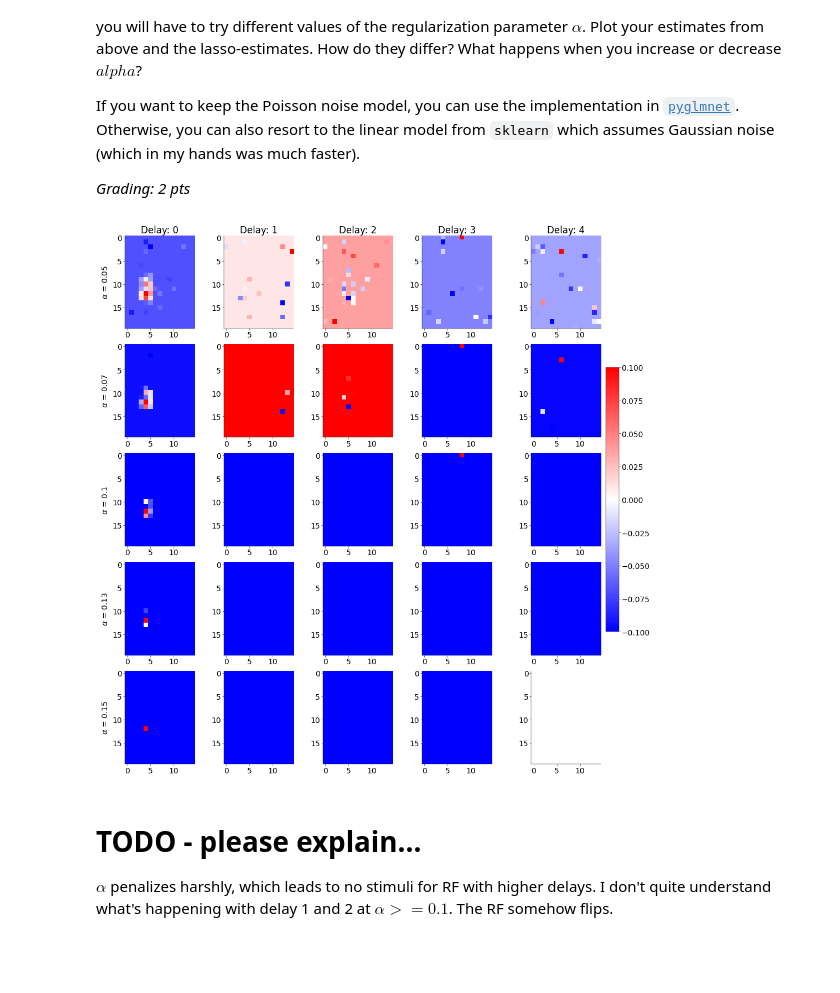
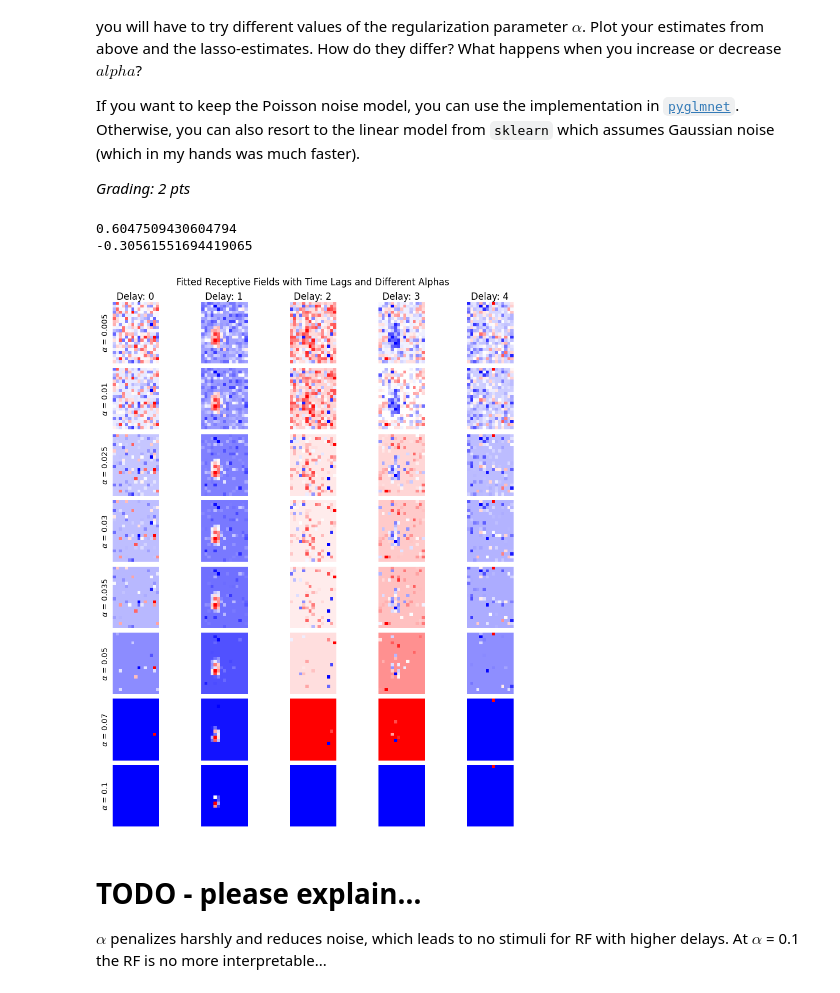
Before and after one commit to stedavkle/uni-tue-nds, a Jupyter notebook: CL5/notebooks/CodingLab5.ipynb, the cells around one changed output. Saved outputs shown, nothing was run; the diff lists cells and outputs as text; code cells hidden in the pictures; blank space fills up the shorter version.

```diff
--- a/CL5/notebooks/CodingLab5.ipynb
+++ b/CL5/notebooks/CodingLab5.ipynb
@@ -430,6 +449,8 @@ trigger = var["DN_triggertimes"].flatten()
 s = var["DN_stim"]
 print("original shape of stimulus: ", s.shape)
 s = s.reshape((300, 1500))  # the shape of each frame is (20, 15)
-s = s[:, 0 : len(trigger)]  # TODO 0 was 1 before, but i don't know why
+s = s[:, 1 : len(trigger)]
+print("mean(s): ", np.mean(s))
+print("var(s): ", np.var(s))
 # %% [output]
 original shape of stimulus:  (20, 15, 1500)
@@ -638,6 +679,7 @@ Dy = 15
 
 # TODO lets try another algorithm (pyglmnet) or another lasso implementation of sklearn
 
+
 def lasso_fit(s, spike_count, delta, alpha):
     """
     Fit the receptive field with time lags separately using Lasso regression.
@@ -646,12 +688,20 @@ def lasso_fit(s, spike_count, delta, alpha):
 
     # fit for each delay
     for delay in delta:
+        # data preparation
+        considered_spike_count = spike_count[:-1]
+        considered_stimuli = s
+        if delay > 0:
+            considered_spike_count = spike_count[delay:]
+            considered_stimuli = s[:, : (s.shape[1] - delay + 1)]
+
         # fit using sklearn.linear_model.Lasso
         clf = linear_model.Lasso(alpha=alpha)
-        # TODO have I implemented this correctly? Where is the Poisson and ML part in this?
         clf.fit(
-            s[:, : (s.shape[1] - delay)].T,
-            spike_count[delay:],
+            # s[:, : (s.shape[1] - delay)].T,
+            # spike_count[delay:],
+            considered_stimuli.T,
+            considered_spike_count,
         )
         w_hat[:, delay] = clf.coef_
 
@@ -659,30 +709,41 @@ def lasso_fit(s, spike_count, delta, alpha):
 
 
 # perform the fit for different alphas
-alphas = [0.05, 0.07, 0.1, 0.13, 0.15]
+alphas = [0.005, 0.01, 0.025, 0.03, 0.035, 0.05, 0.07, 0.1]
 w_hat_alpha = np.zeros(((Dx * Dy), len(delta), len(alphas)))
 for a, alpha in enumerate(alphas):
     w_hat_alpha[:, :, a] = lasso_fit(s, spike_count, delta, alpha)
+
+print(np.max(w_hat_alpha))
+print(np.min(w_hat_alpha))
+# %% [output]
+0.6047509430604794
+-0.30561551694419065
 # %%
-fig, ax = plt.subplots(len(alphas), len(delta), figsize=(10, 10))
+fig, ax = plt.subplots(
+    len(alphas), len(delta), figsize=(8, 10), constrained_layout=True
+)
 
 for a, alpha in enumerate(alphas):
     for d, delay in enumerate(delta):
-        im = ax[a, d].imshow(w_hat_alpha[:, d, a].reshape(Dx, Dy), cmap="bwr")
+        ax[a, d].imshow(w_hat_alpha[:, d, a].reshape(Dx, Dy), cmap="bwr")
+        ax[a, d].set_xticks([])
+        ax[a, d].set_yticks([])
+        for spine in ax[a, d].spines.values():
+            spine.set_visible(False)  # Hide the axis frame
         if a == 0:
             ax[a, d].set_title(f"Delay: {delay}")
     ax[a, 0].set_ylabel(f"$\\alpha$ = {alpha}")
 
-# TODO add colorbar
-fig.colorbar(im, ax=ax[:, delta[-1]], shrink=0.5)
-
+plt.suptitle("Fitted Receptive Fields with Time Lags and Different Alphas")
+# TODO we omit the color bar as the limits are different for each plot and this would be too much
 plt.show()
 # %% [output]
-[figure, old version]
+[figure, new version]
 # %% [markdown]
 # TODO - please explain...
 
-$\alpha$ penalizes harshly, which leads to no stimuli for RF with higher delays. I don't quite understand what's happening with delay 1 and 2 at $\alpha >= 0.1$. The RF somehow flips.
+$\alpha$ penalizes harshly and reduces noise, which leads to no stimuli for RF with higher delays. At $\alpha$ = 0.1 the RF is no more interpretable...
 # %%
 # ------------------------------------------
 # plot the estimated receptive fields (1 pt)
```
Also changed, not shown: parts of 13 cells of this notebook.
